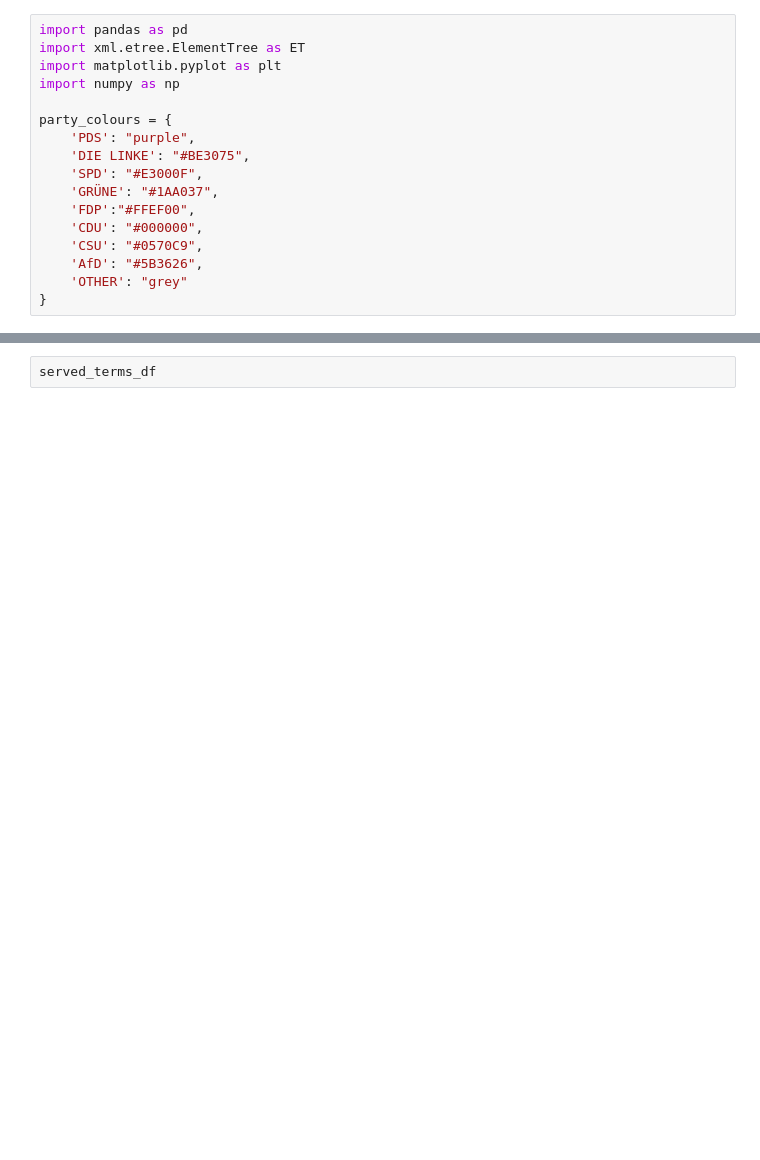
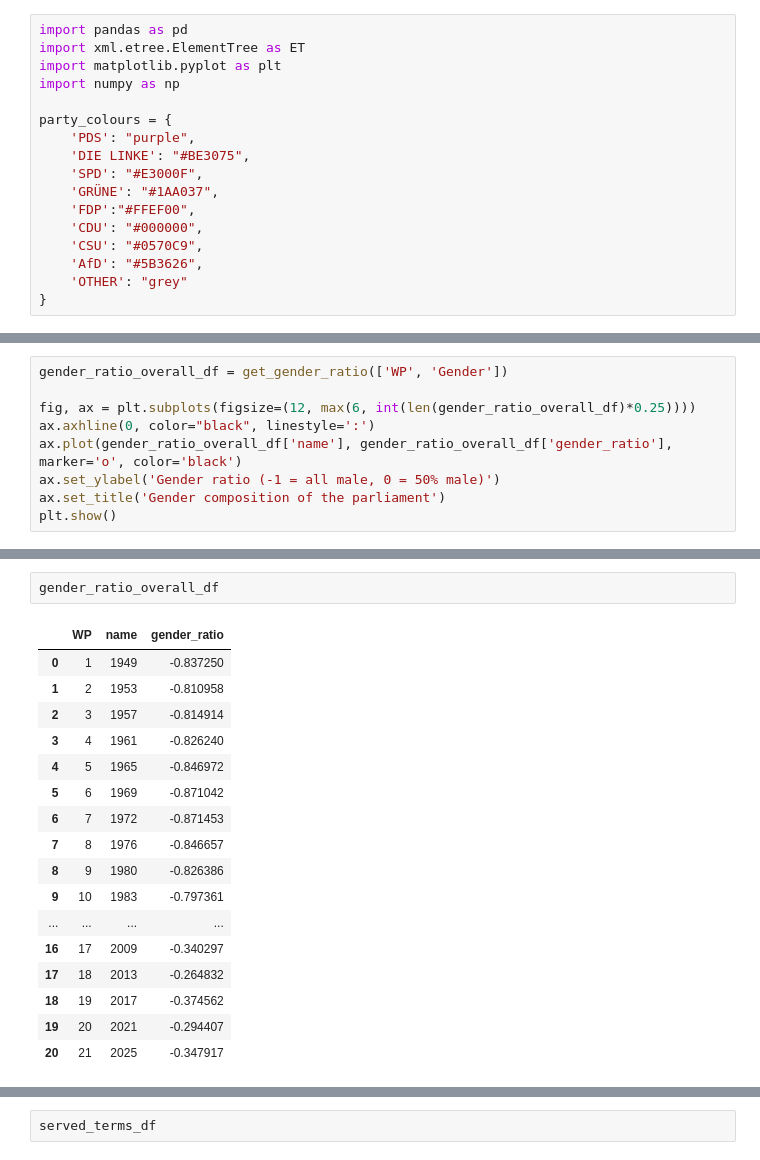
Before and after one commit to carl-lorenz/Visualization, a Jupyter notebook: Exam/1_members_of_german_parliament.ipynb, the cells around one changed output, grey strips where cells are left out. Cells and saved outputs as stored; diff of their text form; blank space fills up the shorter version.

```diff
--- a/Exam/1_members_of_german_parliament.ipynb
+++ b/Exam/1_members_of_german_parliament.ipynb
@@ -224,0 +192,9 @@ plt.show()
+# %%
+gender_ratio_overall_df = get_gender_ratio(['WP', 'Gender'])
+
+fig, ax = plt.subplots(figsize=(12, max(6, int(len(gender_ratio_overall_df)*0.25))))
+ax.axhline(0, color="black", linestyle=':')
+ax.plot(gender_ratio_overall_df['name'], gender_ratio_overall_df['gender_ratio'], marker='o', color='black')
+ax.set_ylabel('Gender ratio (-1 = all male, 0 = 50% male)')
+ax.set_title('Gender composition of the parliament')
+plt.show()
@@ -224,0 +203,20 @@ plt.show()
+# %%
+gender_ratio_overall_df
+# %% [output]
+|  | WP | name | gender_ratio |
+| 0 | 1 | 1949 | -0.837250 |
+| 1 | 2 | 1953 | -0.810958 |
+| 2 | 3 | 1957 | -0.814914 |
+| 3 | 4 | 1961 | -0.826240 |
+| 4 | 5 | 1965 | -0.846972 |
+| 5 | 6 | 1969 | -0.871042 |
+| 6 | 7 | 1972 | -0.871453 |
+| 7 | 8 | 1976 | -0.846657 |
+| 8 | 9 | 1980 | -0.826386 |
+| 9 | 10 | 1983 | -0.797361 |
+| ... | ... | ... | ... |
+| 16 | 17 | 2009 | -0.340297 |
+| 17 | 18 | 2013 | -0.264832 |
+| 18 | 19 | 2017 | -0.374562 |
+| 19 | 20 | 2021 | -0.294407 |
+| 20 | 21 | 2025 | -0.347917 |
```
Also changed, not shown: parts of 13 cells of this notebook.
